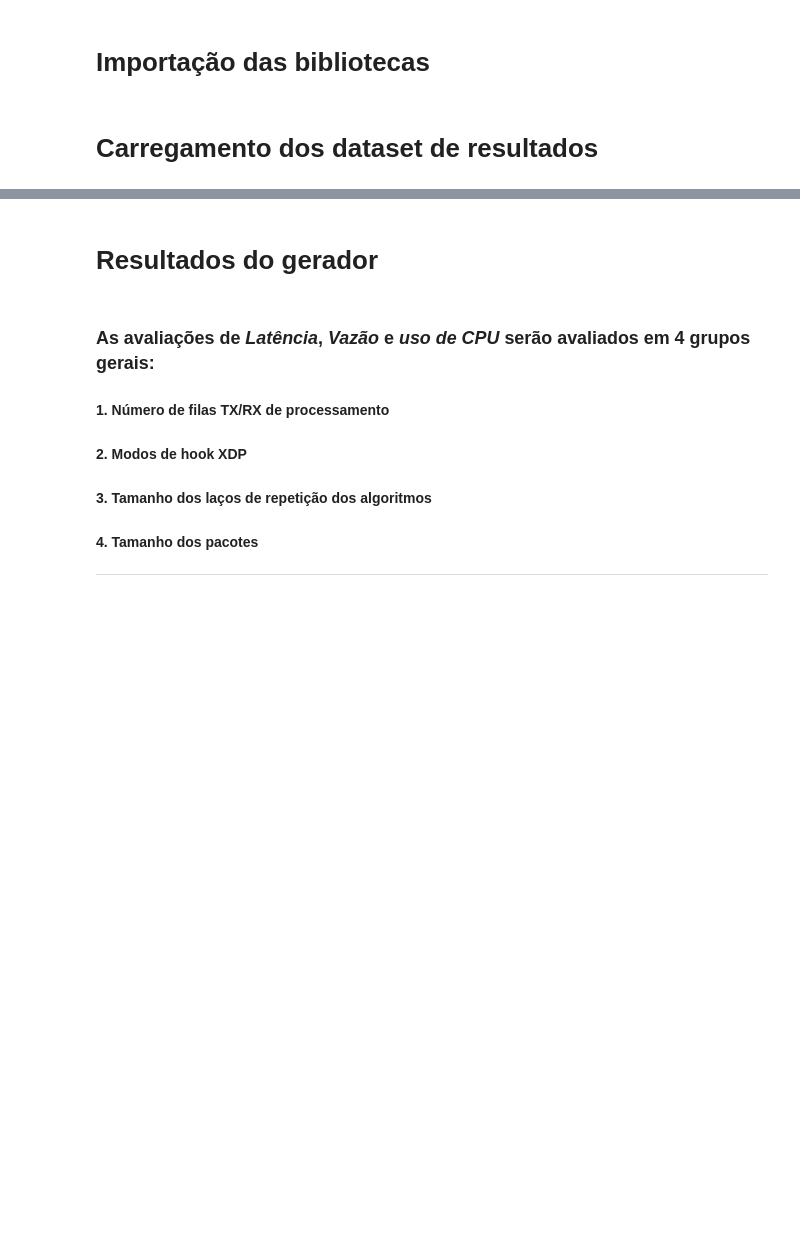
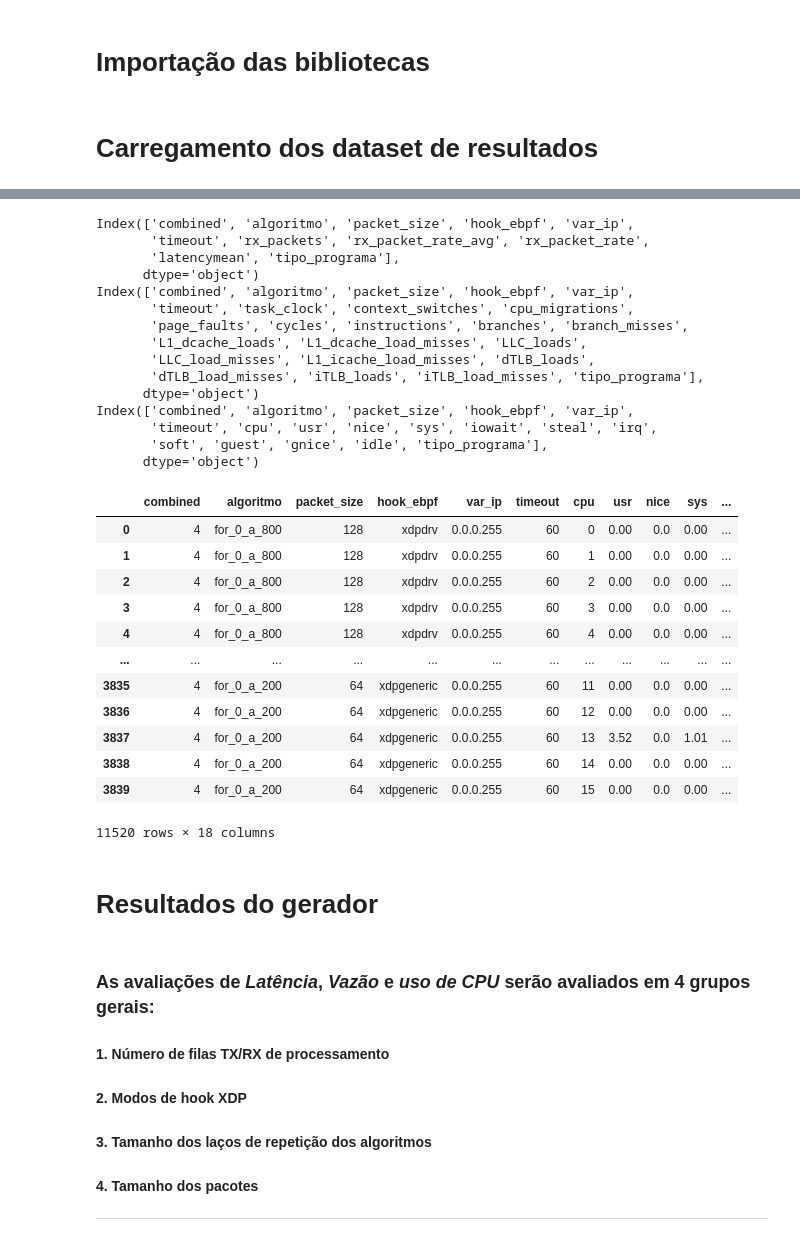
Before and after one commit to igor-capeletti/tcc_eBPF_XDP, a Jupyter notebook: scripts/python/gera_graficos_resultados.ipynb, the cells around one changed output, grey strips where cells are left out. Saved outputs shown, nothing was run; the diff lists cells and outputs as text; code cells hidden in the pictures; blank space fills up the shorter version.

Commit message:
alterado configuração para carregar os resultados dos programas ebpf e af_xdp, ainda precisa ser normalizado os dataframes para funcionar correto a geração dos gráficos

```diff
--- a/scripts/python/gera_graficos_resultados.ipynb
+++ b/scripts/python/gera_graficos_resultados.ipynb
@@ -62,2 +13,80 @@ Index(['combined', 'algoritmo', 'packet_size', 'hook_ebpf', 'var_ip',
+# %%
+#usuario= "igorcapeletti"
+usuario= "igorubuntu"
+
+raiz= f"/home/{usuario}/github/tcc_eBPF_XDP/graficos"
+
+#pasta de resultados gerais para programas eBPF: ----------------
+#pasta_resultado_ebpf= 'resultados1'
+#pasta_resultado_ebpf= 'resultados2'
+pasta_resultado_ebpf= 'resultados3'
+#pasta_resultado_ebpf= 'resultados4'
+raiz_ebpf= f"/home/{usuario}/github/tcc_eBPF_XDP/experimentos/{pasta_resultado_ebpf}"
+
+
+#pasta de resultados gerais para programas AF_XDP: ----------------
+#pasta_resultado_af_xdp= 'resultados_af_xdp1'
+pasta_resultado_af_xdp= 'resultados_af_xdp2'
+raiz_af_xdp= f"/home/{usuario}/github/tcc_eBPF_XDP/experimentos/{pasta_resultado_af_xdp}"
+
+
+#carregamento dos arquivos CSV dos resultados dos programas eBPF: ----------------
+df_gerador_ebpf = pd.read_csv(f'{raiz_ebpf}/resultado_geral_gerador.csv', sep=',', engine='python')
+df_perf_ebpf = pd.read_csv(f'{raiz_ebpf}/resultado_geral_perf.csv', sep=',', engine='python')
+df_sar_ebpf = pd.read_csv(f'{raiz_ebpf}/resultado_geral_sar.csv', sep=',', engine='python')
+df_gerador_ebpf.loc[:,'tipo_programa']= 'ebpf'
+df_perf_ebpf.loc[:,'tipo_programa']= 'ebpf'
+df_sar_ebpf.loc[:,'tipo_programa']= 'ebpf'
+
+#carregamento dos arquivos CSV dos resultados dos programas AF_XDP: ----------------
+df_gerador_af_xdp = pd.read_csv(f'{raiz_af_xdp}/resultado_geral_gerador.csv', sep=',', engine='python')
+df_perf_af_xdp = pd.read_csv(f'{raiz_af_xdp}/resultado_geral_perf.csv', sep=',', engine='python')
+df_sar_af_xdp = pd.read_csv(f'{raiz_af_xdp}/resultado_geral_sar.csv', sep=',', engine='python')
+df_gerador_af_xdp.loc[:,'tipo_programa']= 'af_xdp'
+df_perf_af_xdp.loc[:,'tipo_programa']= 'af_xdp'
+df_sar_af_xdp.loc[:,'tipo_programa']= 'af_xdp'
+
+#concatenação dos dataframes referentes a cada analise (ebpf+af_xdp)
+df_gerador= pd.concat([df_gerador_ebpf,df_gerador_af_xdp], sort = False)
+df_perf= pd.concat([df_perf_ebpf,df_perf_af_xdp], sort = False)
+df_sar= pd.concat([df_sar_ebpf,df_sar_af_xdp], sort = False)
+
+format_imagens= '.jpg'
+
+print(df_gerador.columns)
+print(df_perf.columns)
+print(df_sar.columns)
+df_gerador
+df_perf
+df_sar
+# %% [output]
+Index(['combined', 'algoritmo', 'packet_size', 'hook_ebpf', 'var_ip',
+       'timeout', 'rx_packets', 'rx_packet_rate_avg', 'rx_packet_rate',
+       'latencymean', 'tipo_programa'],
+      dtype='object')
+Index(['combined', 'algoritmo', 'packet_size', 'hook_ebpf', 'var_ip',
+       'timeout', 'task_clock', 'context_switches', 'cpu_migrations',
+       'page_faults', 'cycles', 'instructions', 'branches', 'branch_misses',
+       'L1_dcache_loads', 'L1_dcache_load_misses', 'LLC_loads',
+       'LLC_load_misses', 'L1_icache_load_misses', 'dTLB_loads',
+       'dTLB_load_misses', 'iTLB_loads', 'iTLB_load_misses', 'tipo_programa'],
+      dtype='object')
+Index(['combined', 'algoritmo', 'packet_size', 'hook_ebpf', 'var_ip',
+       'timeout', 'cpu', 'usr', 'nice', 'sys', 'iowait', 'steal', 'irq',
+       'soft', 'guest', 'gnice', 'idle', 'tipo_programa'],
+      dtype='object')
+|  | combined | algoritmo | packet_size | hook_ebpf | var_ip | timeout | cpu | usr | nice | sys | ... |
+| 0 | 4 | for_0_a_800 | 128 | xdpdrv | 0.0.0.255 | 60 | 0 | 0.00 | 0.0 | 0.00 | ... |
+| 1 | 4 | for_0_a_800 | 128 | xdpdrv | 0.0.0.255 | 60 | 1 | 0.00 | 0.0 | 0.00 | ... |
+| 2 | 4 | for_0_a_800 | 128 | xdpdrv | 0.0.0.255 | 60 | 2 | 0.00 | 0.0 | 0.00 | ... |
+| 3 | 4 | for_0_a_800 | 128 | xdpdrv | 0.0.0.255 | 60 | 3 | 0.00 | 0.0 | 0.00 | ... |
+| 4 | 4 | for_0_a_800 | 128 | xdpdrv | 0.0.0.255 | 60 | 4 | 0.00 | 0.0 | 0.00 | ... |
+| ... | ... | ... | ... | ... | ... | ... | ... | ... | ... | ... | ... |
+| 3835 | 4 | for_0_a_200 | 64 | xdpgeneric | 0.0.0.255 | 60 | 11 | 0.00 | 0.0 | 0.00 | ... |
+| 3836 | 4 | for_0_a_200 | 64 | xdpgeneric | 0.0.0.255 | 60 | 12 | 0.00 | 0.0 | 0.00 | ... |
+| 3837 | 4 | for_0_a_200 | 64 | xdpgeneric | 0.0.0.255 | 60 | 13 | 3.52 | 0.0 | 1.01 | ... |
+| 3838 | 4 | for_0_a_200 | 64 | xdpgeneric | 0.0.0.255 | 60 | 14 | 0.00 | 0.0 | 0.00 | ... |
+| 3839 | 4 | for_0_a_200 | 64 | xdpgeneric | 0.0.0.255 | 60 | 15 | 0.00 | 0.0 | 0.00 | ... |
+11520 rows × 18 columns
 # %%
 lista_combined= [1,2,4,8]
```
Also changed, not shown: parts of 14 cells of this notebook, 1 other file.
